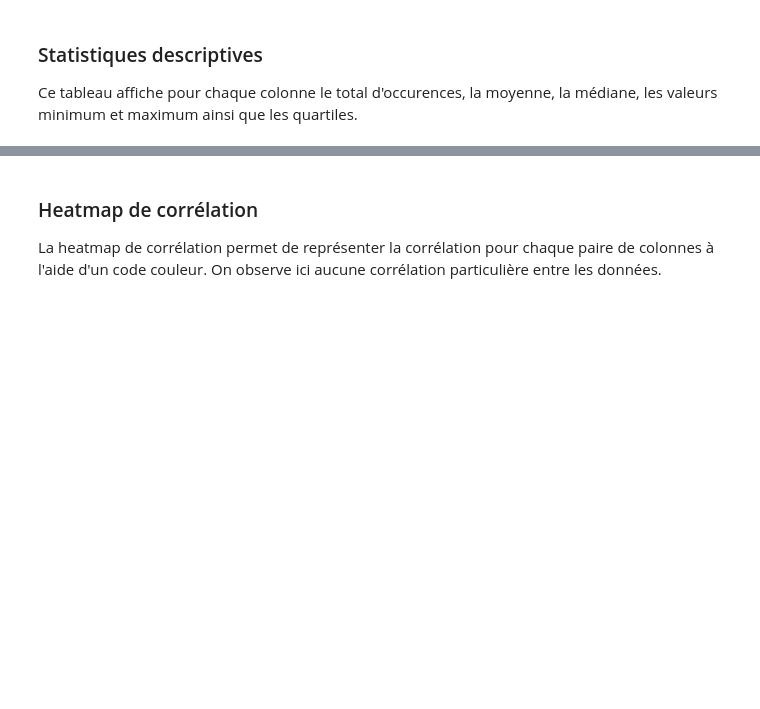
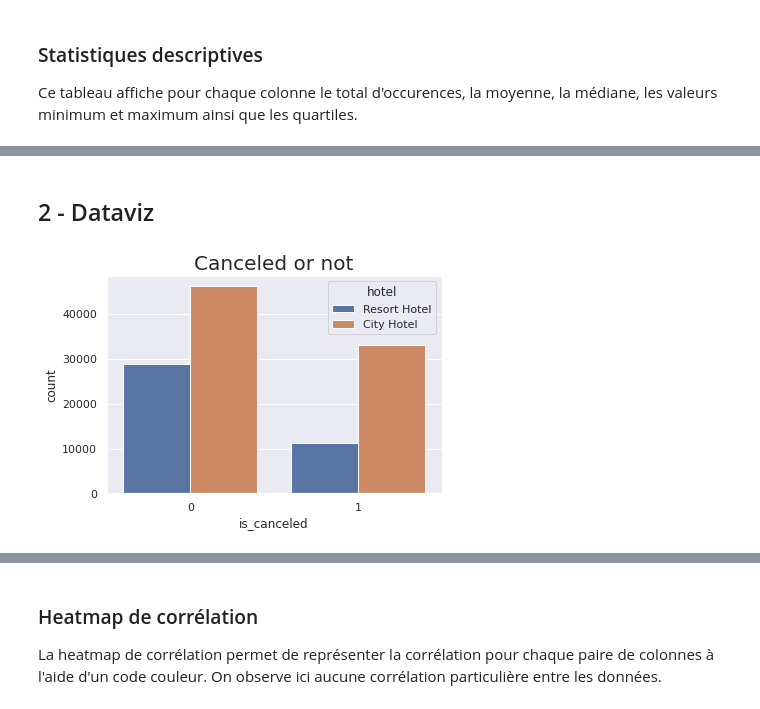
Before and after one commit to vince1396/ML---Hotel-booking, a Jupyter notebook: data_insights.ipynb, the cells around one changed output, grey strips where cells are left out. Saved outputs shown, nothing was run; the diff lists cells and outputs as text; code cells hidden in the pictures; blank space fills up the shorter version.

```diff
--- a/data_insights.ipynb
+++ b/data_insights.ipynb
@@ -67,3 +80,11 @@ df.describe()
 | 50% | 0.000000 | 69.000000 | 2016.000000 | 28.000000 | 16.000000 | ... |
 | 75% | 1.000000 | 160.000000 | 2017.000000 | 38.000000 | 23.000000 | ... |
 | max | 1.000000 | 737.000000 | 2017.000000 | 53.000000 | 31.000000 | ... |
+# %% [markdown]
+## 2 - Dataviz
+# %%
+sns.set(style = "darkgrid")
+plt.title("Canceled or not", fontdict = {'fontsize': 20})
+ax = sns.countplot(x = "is_canceled", hue = 'hotel', data = df)
+# %% [output]
+[figure, added]
```
Also changed, not shown: parts of 77 cells of this notebook.
